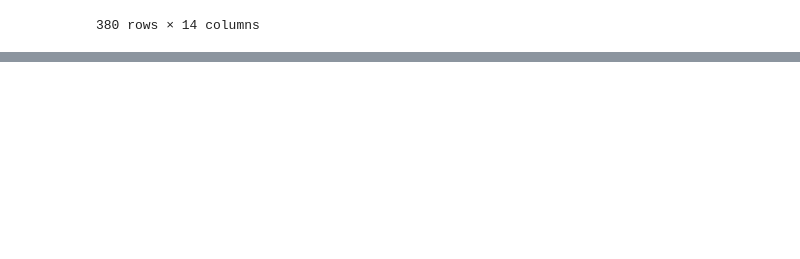
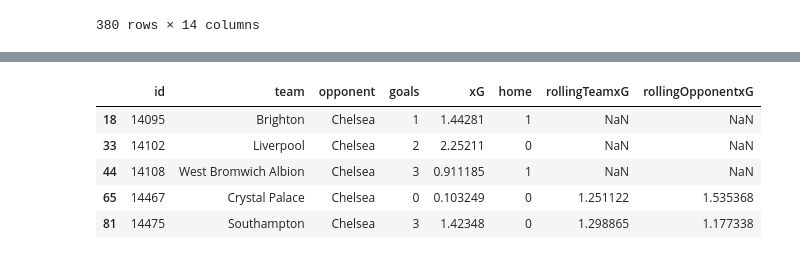
Before and after one commit to VictorAnnell/football-project, a Jupyter notebook: ClubPerformance.ipynb, the cells around one changed output, grey strips where cells are left out. Drawn from its saved outputs; the diff is of its cells as text; code cells hidden in the pictures; blank space fills up the shorter version.

```diff
--- a/ClubPerformance.ipynb
+++ b/ClubPerformance.ipynb
@@ -103,3 +113,13 @@ goal_model_data
+# %%
+goal_model_data['rollingOpponentxG'] = goal_model_data.groupby('opponent')['xG'].transform(lambda x: x.shift().rolling(window=10, min_periods=3).mean())
+goal_model_data[goal_model_data['opponent'] == 'Chelsea'].head()
+# %% [output]
+|  | id | team | opponent | goals | xG | home | rollingTeamxG | rollingOpponentxG |
+| 18 | 14095 | Brighton | Chelsea | 1 | 1.44281 | 1 | NaN | NaN |
+| 33 | 14102 | Liverpool | Chelsea | 2 | 2.25211 | 0 | NaN | NaN |
+| 44 | 14108 | West Bromwich Albion | Chelsea | 3 | 0.911185 | 1 | NaN | NaN |
+| 65 | 14467 | Crystal Palace | Chelsea | 0 | 0.103249 | 0 | 1.251122 | 1.535368 |
+| 81 | 14475 | Southampton | Chelsea | 3 | 1.42348 | 0 | 1.298865 | 1.177338 |
 # %%
 poisson_model = smf.glm(formula="goals ~ home + team + opponent", data=goal_model_data,
                         family=sm.families.Poisson()).fit()
```
Also changed, not shown: parts of 6 cells of this notebook.
